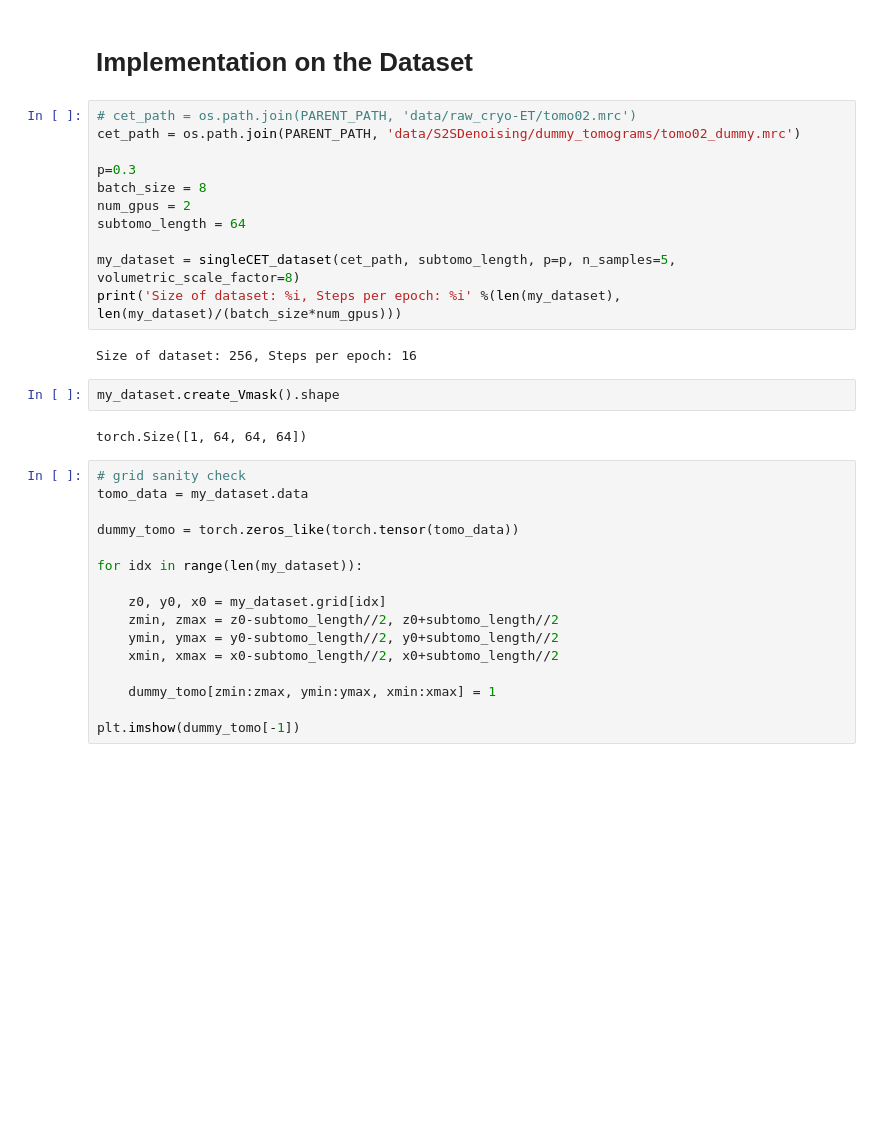
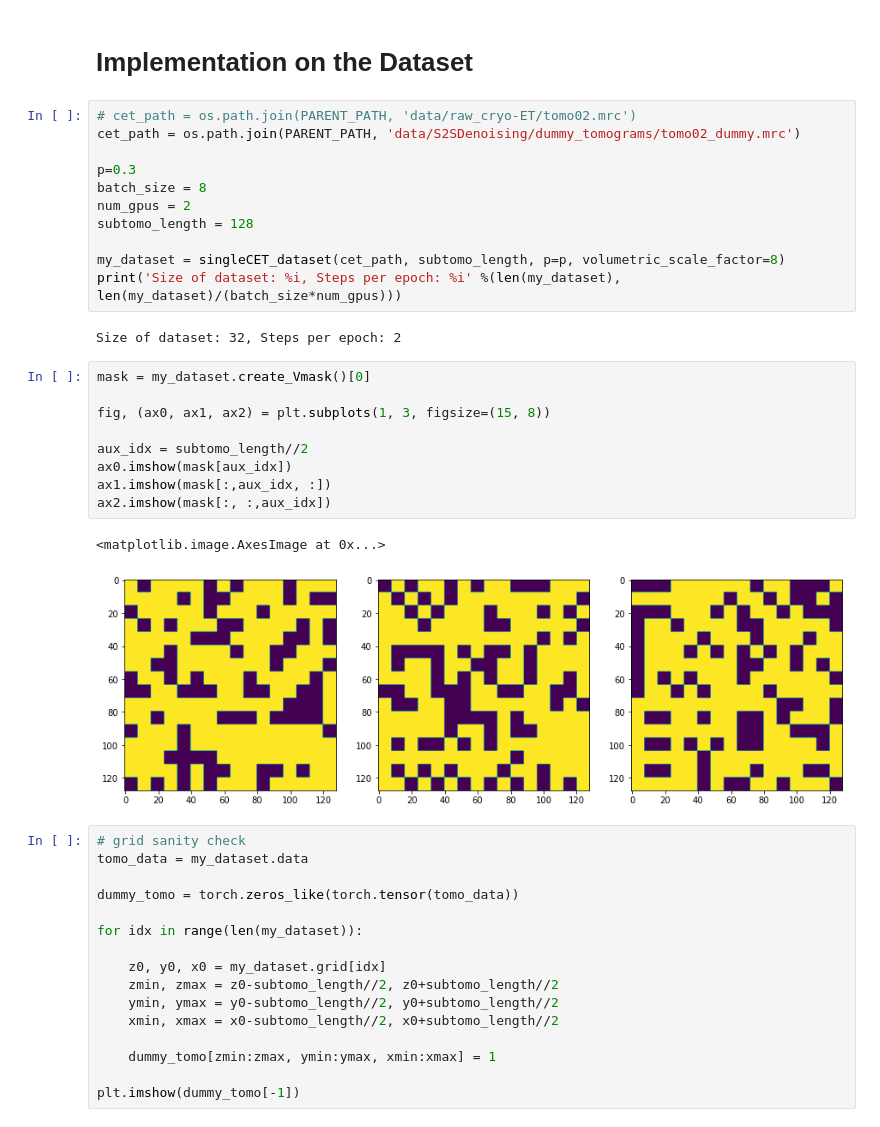
Before and after one commit to Fickincool/master-thesis, a Jupyter notebook: Notebooks/6.00_self2selfDenoising/6.00_dataloader_pilot.ipynb, the cells around one changed output. Saved outputs shown, nothing was run; the diff lists cells and outputs as text; blank space fills up the shorter version.

```diff
--- a/Notebooks/6.00_self2selfDenoising/6.00_dataloader_pilot.ipynb
+++ b/Notebooks/6.00_self2selfDenoising/6.00_dataloader_pilot.ipynb
@@ -128,16 +125,24 @@ cet_path = os.path.join(PARENT_PATH, 'data/S2SDenoising/dummy_tomograms/tomo02_d
 p=0.3
 batch_size = 8
 num_gpus = 2
-subtomo_length = 64
+subtomo_length = 128
 
-my_dataset = singleCET_dataset(cet_path, subtomo_length, p=p, n_samples=5, volumetric_scale_factor=8)
+my_dataset = singleCET_dataset(cet_path, subtomo_length, p=p, volumetric_scale_factor=8)
 print('Size of dataset: %i, Steps per epoch: %i' %(len(my_dataset), len(my_dataset)/(batch_size*num_gpus)))
 # %% [output]
-Size of dataset: 256, Steps per epoch: 16
+Size of dataset: 32, Steps per epoch: 2
 # %%
-my_dataset.create_Vmask().shape
+mask = my_dataset.create_Vmask()[0]
+
+fig, (ax0, ax1, ax2) = plt.subplots(1, 3, figsize=(15, 8))
+
+aux_idx = subtomo_length//2
+ax0.imshow(mask[aux_idx])
+ax1.imshow(mask[:,aux_idx, :])
+ax2.imshow(mask[:, :,aux_idx])
 # %% [output]
-torch.Size([1, 64, 64, 64])
+<matplotlib.image.AxesImage at 0x...>
+[figure, added]
 # %%
 # grid sanity check
 tomo_data = my_dataset.data
```
Also changed, not shown: parts of 8 cells of this notebook, 11 other files.
